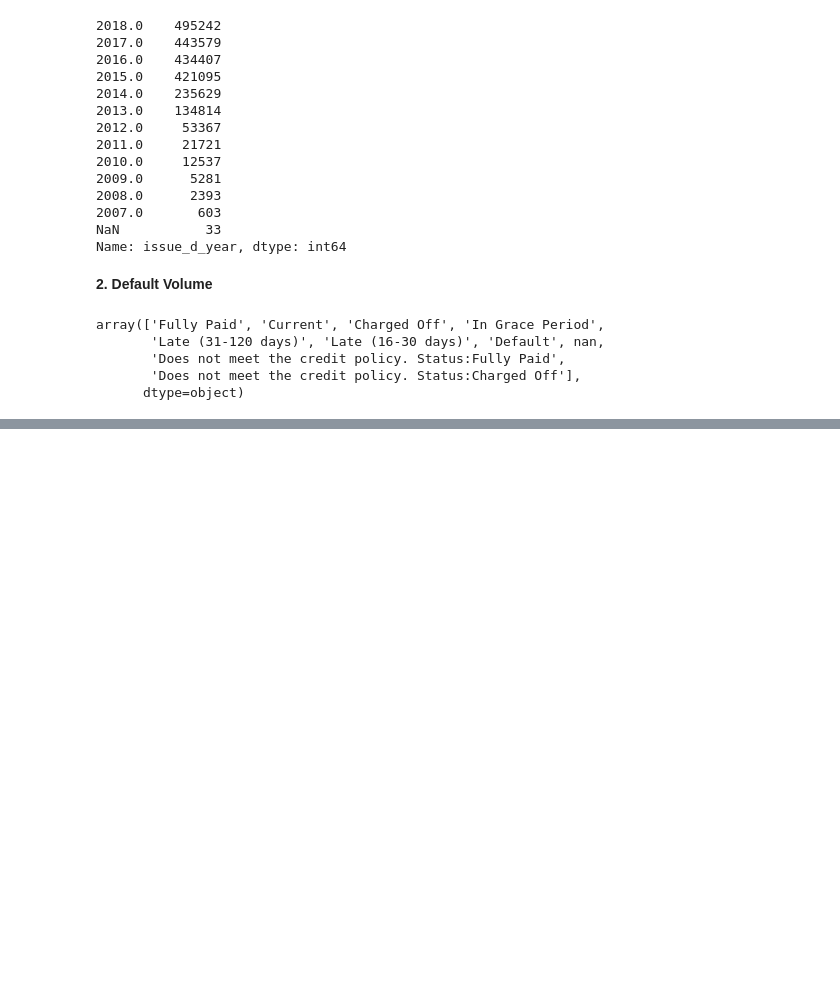
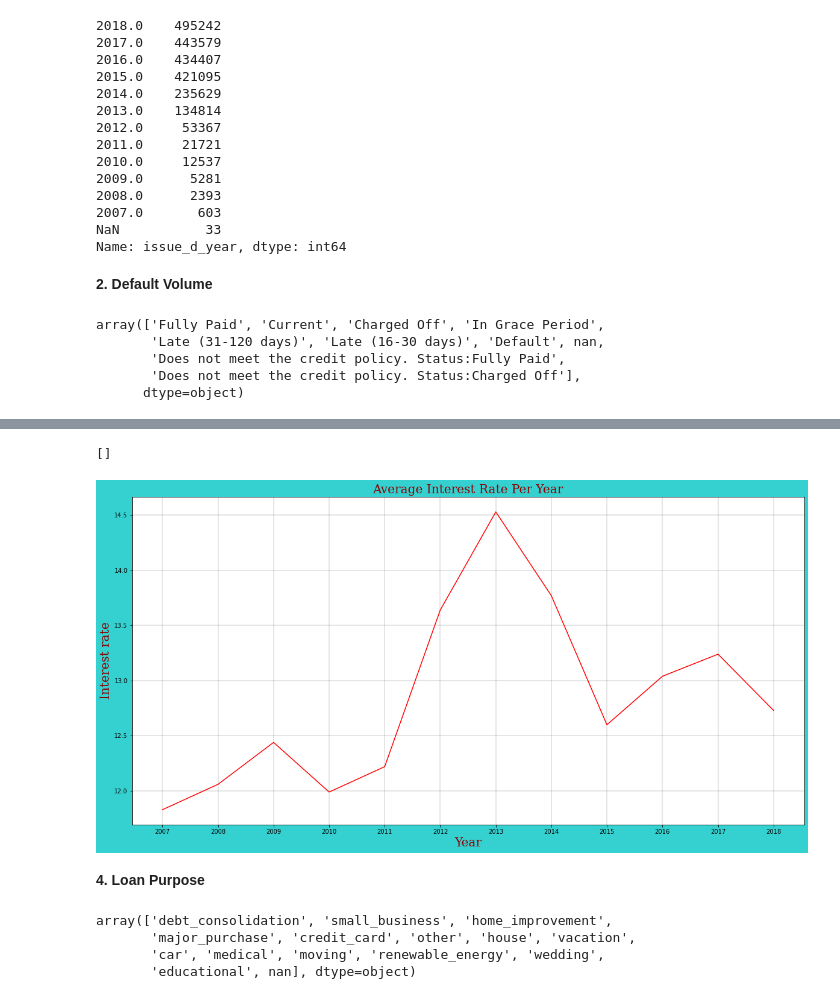
Before and after one commit to alind-saxena/Credit-Risk-Analysis, a Jupyter notebook: EDA.ipynb, the cells around one changed output, grey strips where cells are left out. Cells and saved outputs as stored; diff of their text form; code cells hidden in the pictures; blank space fills up the shorter version.

```diff
--- a/EDA.ipynb
+++ b/EDA.ipynb
@@ -112,0 +162,5 @@ array(['Fully Paid', 'Current', 'Charged Off', 'In Grace Period',
+# %%
+avgintrate_dict = {}
+for y in [2007., 2008., 2009., 2010., 2011., 2012., 2013., 2014., 2015., 2016., 2017., 2018.]:
+  # print(str(int(y))+"_int_avg : ",round(sum(eda_df[eda_df['issue_d_year'] == y]['int_rate'])/len((eda_df[eda_df['issue_d_year'] == y]['int_rate']).index),2))
+  avgintrate_dict.update({str(int(y)) : round(sum(eda_df[eda_df['issue_d_year'] == y]['int_rate'])/len((eda_df[eda_df['issue_d_year'] == y]['int_rate']).index),2)})
@@ -112,0 +182,23 @@ array(['Fully Paid', 'Current', 'Charged Off', 'In Grace Period',
+# %%
+plt.figure(figsize=(20,10),facecolor='#35D1D0')
+plt.plot(list(avgintrate_dict.keys()), list(avgintrate_dict.values()),color= 'red')
+plt.title('Average Interest Rate Per Year',fontdict=font)
+plt.ylabel('Interest rate',fontdict=font)
+plt.xlabel('Year',fontdict=font)
+plt.grid(color='black', linestyle='-', linewidth=0.2)
+# plt.bar(list(avgintrate_dict.keys()), list(avgintrate_dict.values()), color="blue")
+# plt.savefig('ID modelo: model accuracy.png')
+# plt.clf()
+plt.plot()
+# %% [output]
+[]
+[figure, added]
+# %% [markdown]
+**4. Loan Purpose**
+# %%
+eda_df.purpose.unique()
+# %% [output]
+array(['debt_consolidation', 'small_business', 'home_improvement',
+       'major_purchase', 'credit_card', 'other', 'house', 'vacation',
+       'car', 'medical', 'moving', 'renewable_energy', 'wedding',
+       'educational', nan], dtype=object)
```
Also changed, not shown: parts of 16 cells of this notebook.
